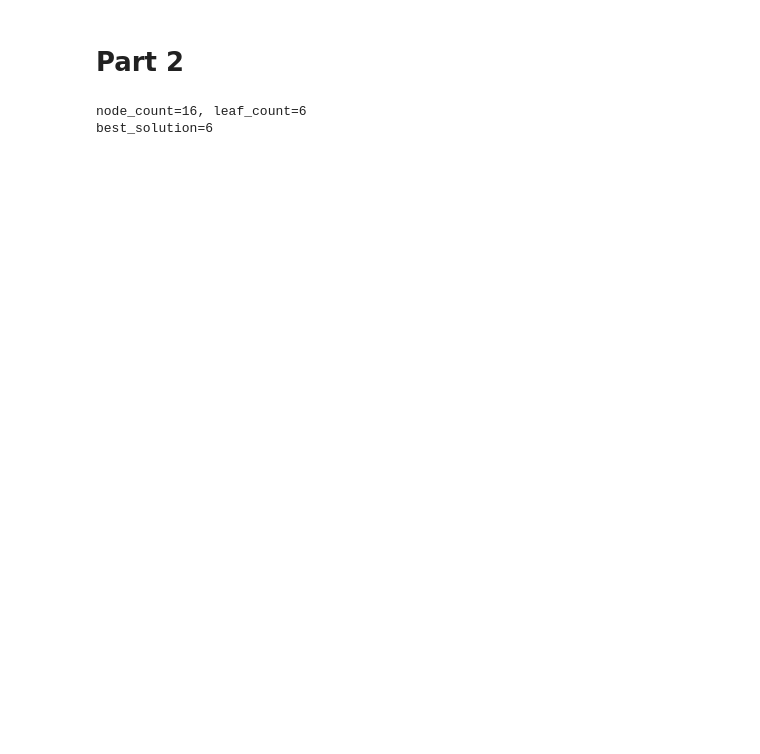
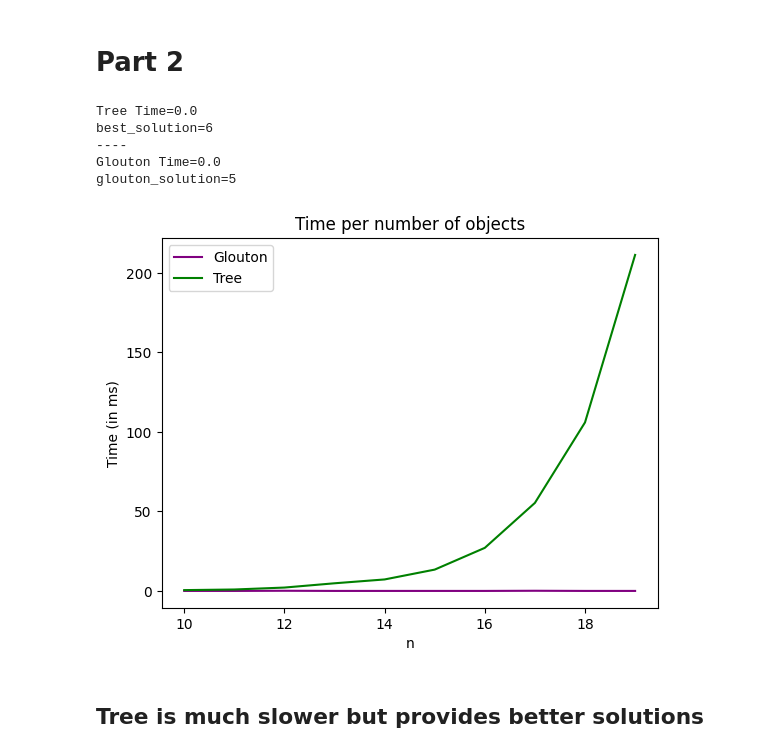
Before and after one commit to xxBWxx/complex, a Jupyter notebook: complex.ipynb, the cells around one changed output. Drawn from its saved outputs; the diff is of its cells as text; code cells hidden in the pictures; blank space fills up the shorter version.

```diff
--- a/complex.ipynb
+++ b/complex.ipynb
@@ -104,7 +115,7 @@ plt.show()
 # Part 2
 # %%
 # TODO find a better function name
-def make_tree(bag: Bag, objects: list[Object]):
+def make_tree(bag: Bag, objects: list[Object], verbose=False):
     n = len(objects)
     best_solution = 0
     stack = [(0, 0, 0)]  # (level, current_weight, current_value)
@@ -139,7 +150,8 @@ def make_tree(bag: Bag, objects: list[Object]):
             (level + 1, current_weight + object.weight, current_value + object.value)
         )  # Left node: include next object
 
-    print(f"{node_count=}, {leaf_count=}")
+    if verbose:
+        print(f"{node_count=}, {leaf_count=}")
     return best_solution
 # %%
 objects = [
@@ -149,8 +161,73 @@ objects = [
 ]
 bag = Bag(max_weight=4)
 
+start = time.time()
 best_solution = make_tree(bag, objects)
+print(f"Tree Time={time.time() - start}")
 print(f"{best_solution=}")
+
+print("----")
+time.time()
+glouton(bag, objects)
+print(f"Glouton Time={time.time() - start}")
+print(f"glouton_solution={bag.total_value}")
 # %% [output]
-node_count=16, leaf_count=6
+Tree Time=0.0
 best_solution=6
+----
+Glouton Time=0.0
+glouton_solution=5
+# %%
+# Compare the complexity of the two algorithms
+
+max_object_weight = 10
+test_count = 10
+n_max = 20
+
+glouton_times = []
+tree_times = []
+ns = list(range(10, n_max, 1))
+
+for n in ns:
+    bag = Bag(max_weight=max_object_weight * n)
+    obj_list = [
+        Object(
+            weight=np.random.randint(1, max_object_weight),
+            value=np.random.randint(1, 100),
+        )
+        for _ in range(n)
+    ]
+
+    start = time.time()
+
+    for _ in range(test_count):
+        glouton(bag, obj_list)
+
+    glouton_times.append((time.time() - start) * 1000 / test_count)
+
+    start = time.time()
+
+    for _ in range(test_count):
+        make_tree(bag, obj_list)
+
+    tree_times.append((time.time() - start) * 1000 / test_count)
+
+plt.plot(
+    ns,
+    glouton_times,
+    color="purple",
+)
+plt.plot(
+    ns,
+    tree_times,
+    color="green",
+)
+plt.xlabel("n")
+plt.ylabel("Time (in ms)")
+plt.title("Time per number of objects")
+plt.legend(["Glouton", "Tree"])
+plt.show()
+# %% [output]
+[figure, added]
+# %% [markdown]
+## Tree is much slower but provides better solutions
```
Also changed, not shown: parts of 1 cell of this notebook.
